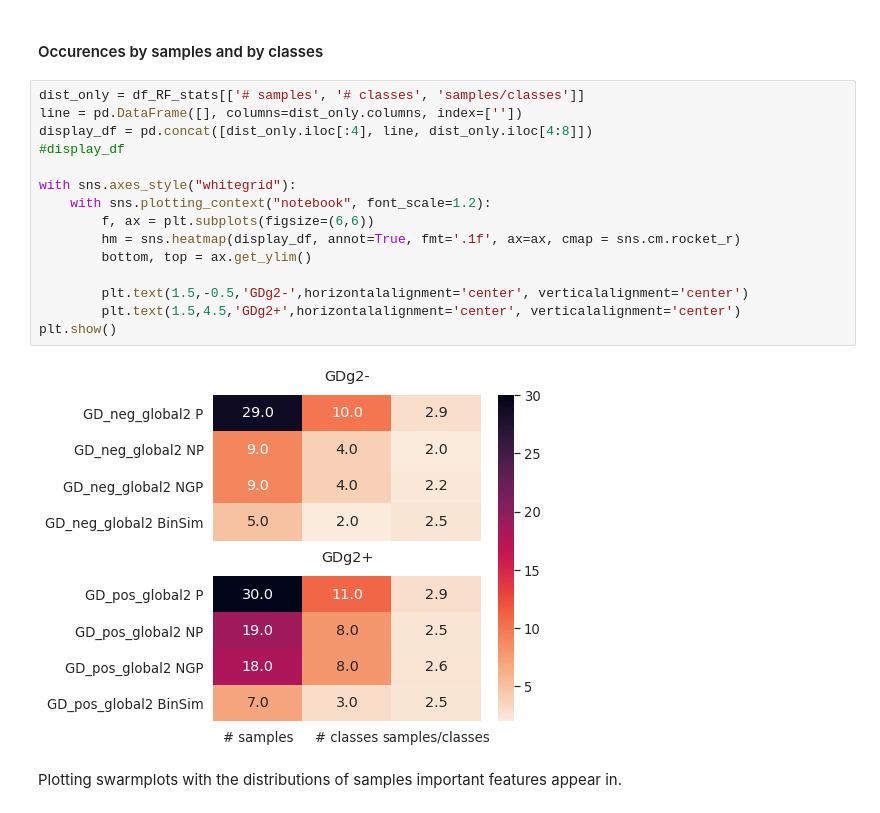
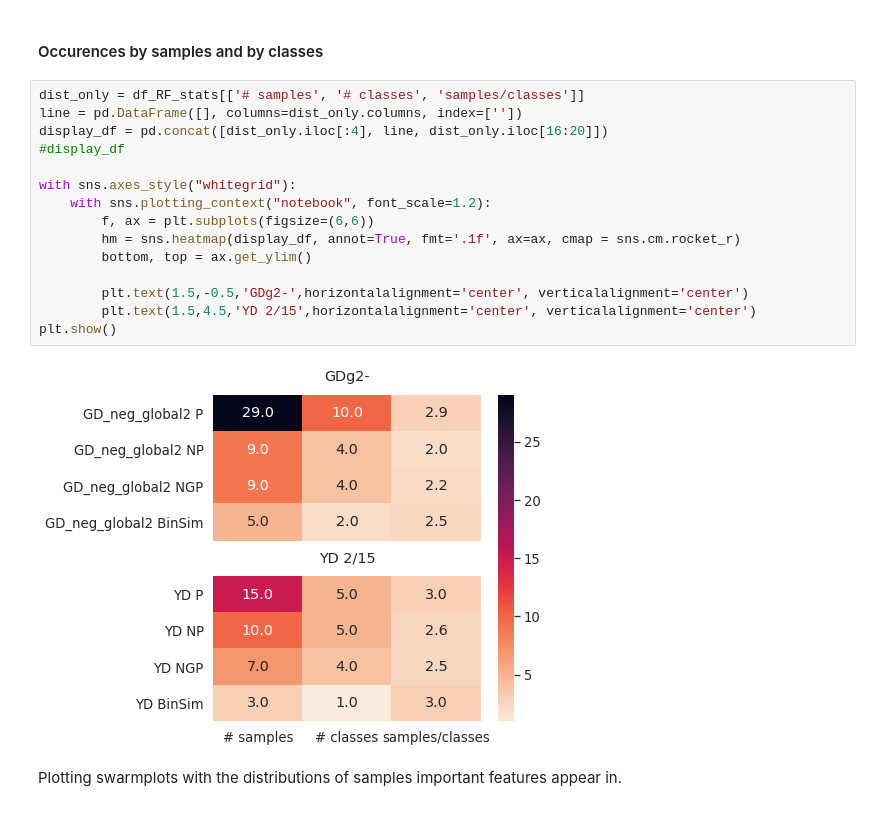
Before and after one commit to aeferreira/binsim_paper, a Jupyter notebook: paper_binsim_supervised.ipynb, the cells around one changed output. Cells and saved outputs as stored; diff of their text form.

```diff
--- a/paper_binsim_supervised.ipynb
+++ b/paper_binsim_supervised.ipynb
@@ -1010,20 +1010,20 @@ df_RF_stats
 # %%
 dist_only = df_RF_stats[['# samples', '# classes', 'samples/classes']]
 line = pd.DataFrame([], columns=dist_only.columns, index=[''])
-display_df = pd.concat([dist_only.iloc[:4], line, dist_only.iloc[4:8]])
+display_df = pd.concat([dist_only.iloc[:4], line, dist_only.iloc[16:20]])
 #display_df
 
 with sns.axes_style("whitegrid"):
     with sns.plotting_context("notebook", font_scale=1.2):
         f, ax = plt.subplots(figsize=(6,6))
         hm = sns.heatmap(display_df, annot=True, fmt='.1f', ax=ax, cmap = sns.cm.rocket_r)
         bottom, top = ax.get_ylim()
 
         plt.text(1.5,-0.5,'GDg2-',horizontalalignment='center', verticalalignment='center')
-        plt.text(1.5,4.5,'GDg2+',horizontalalignment='center', verticalalignment='center')
+        plt.text(1.5,4.5,'YD 2/15',horizontalalignment='center', verticalalignment='center')
 plt.show()
 # %% [output]
-[figure, old version]
+[figure, new version]
 # %% [markdown]
 Plotting swarmplots with the distributions of samples important features appear in.
 # %%
```
Also changed, not shown: parts of 7 cells of this notebook, 1 other file.
